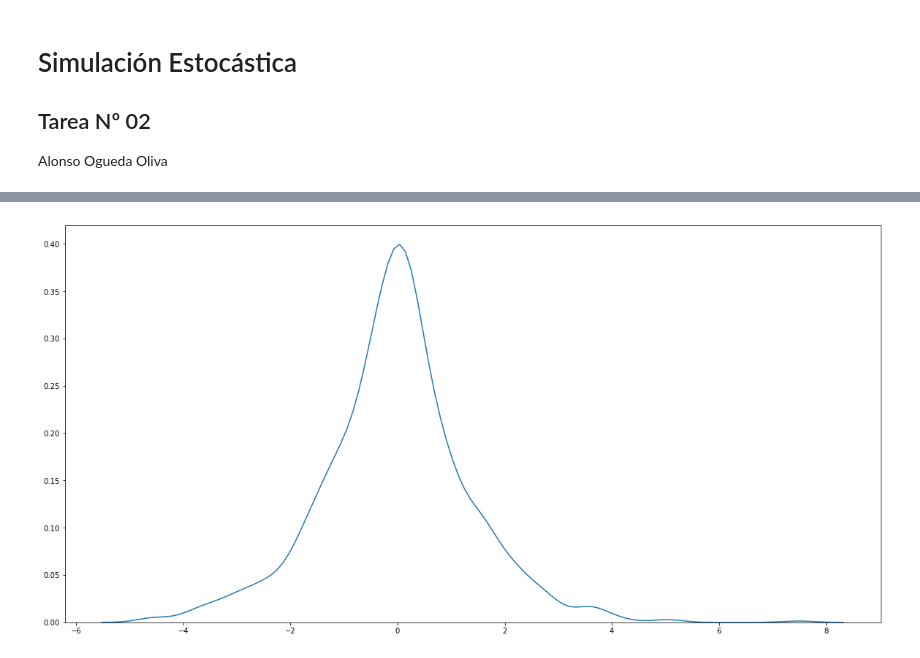
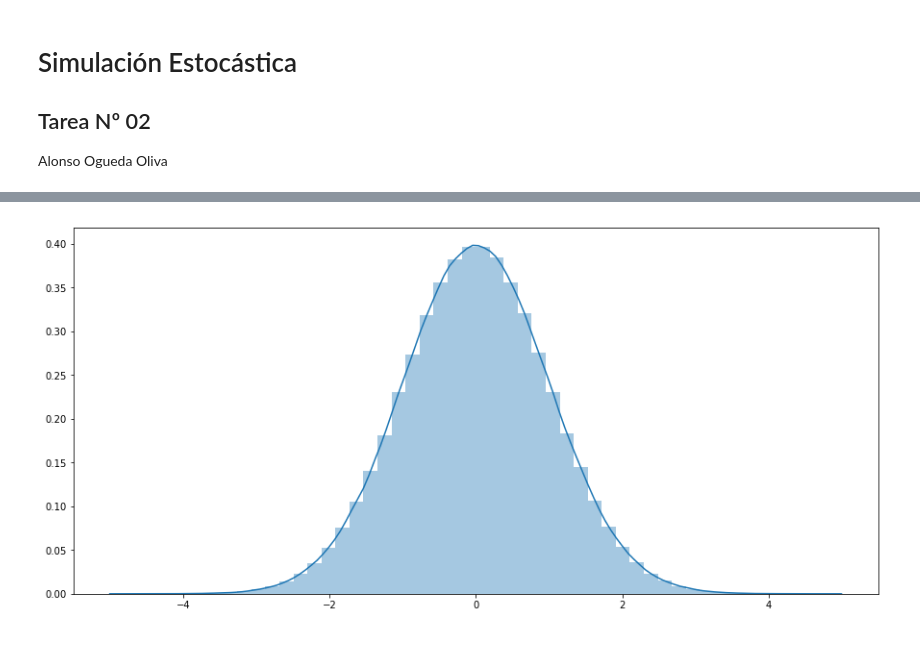
Before and after one commit to aLoNsolml/SimulacionEstocastica, a Jupyter notebook: no_tarea_01/no_tarea_01.ipynb, the cells around one changed output, grey strips where cells are left out. Drawn from its saved outputs; the diff is of its cells as text; code cells hidden in the pictures.

```diff
--- a/no_tarea_01/no_tarea_01.ipynb
+++ b/no_tarea_01/no_tarea_01.ipynb
@@ -26,5 +34,6 @@ def rlaplace(n, alpha=1):
 # %%
-n = 1000
-laplace = rlaplace(n, alpha=1)
-# fig, ax = plt.subplots(figsize=(600, 400))
-# sns.distplot(laplace);
+n = 1000000
+laplace_sim = rlaplace(n, alpha=1)
+fig, ax = plt.subplots(figsize=(15, 7))
+ax = sns.distplot(laplace_sim)
+plt.show()
@@ -40,6 +42,12 @@ sns.kdeplot(laplace)
+# %%
+M = np.sqrt(2.0 / np.pi) * np.exp(.5)
+x = np.copy(laplace_sim)
+u = np.random.uniform(low=0.0, high=1.0, size=n)
+# %%
+y = x[u < (norm.pdf(x) / (M * laplace.pdf(x)))]
 # %%
-fig, ax = plt.subplots(figsize=(20, 10))
-ax = sns.kdeplot(laplace)
-fig.show()
+fig, ax = plt.subplots(figsize=(15, 7))
+ax = sns.distplot(y)
+plt.show()
 # %% [output]
-[figure, old version]
+[figure, new version]
```
Also changed, not shown: parts of 10 cells of this notebook.
